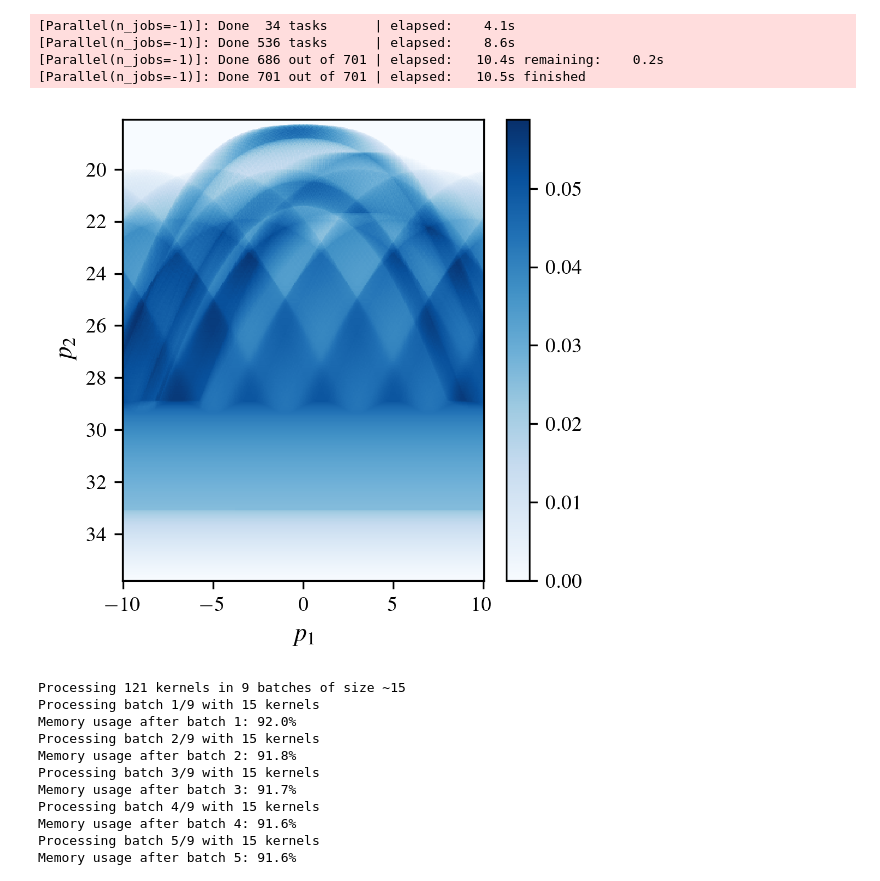
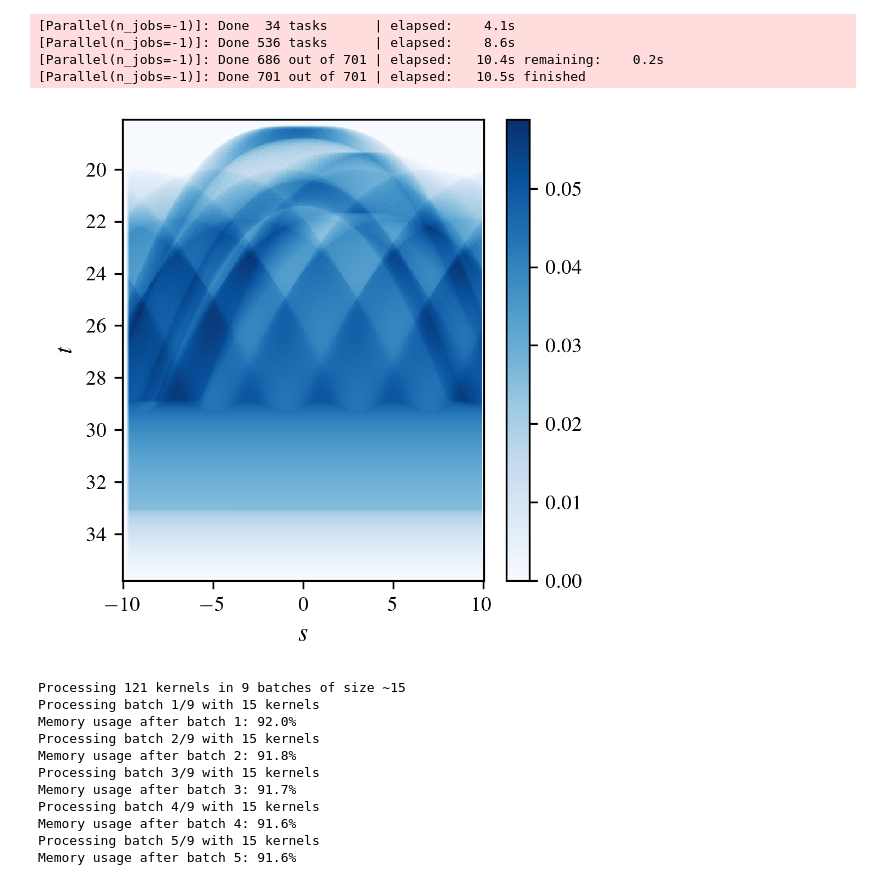
Before and after one commit to rauv-git/grt-approximate-inversion, a Jupyter notebook: translation_invariant_example.ipynb, the cells around one changed output. Saved outputs shown, nothing was run; the diff lists cells and outputs as text; code cells hidden in the pictures.

```diff
--- a/translation_invariant_example.ipynb
+++ b/translation_invariant_example.ipynb
@@ -72,32 +72,32 @@ Intel MKL WARNING: Support of Intel(R) Streaming SIMD Extensions 4.2 (Intel(R) S
 # %%
 # Plot
 S, T = np.meshgrid(s_data, t_data, indexing='ij')
 
 with mpl.rc_context({
     "text.usetex": True,
     "font.family": "serif",
     "font.serif": ["Times"],
     "axes.labelsize": 11,
     "xtick.labelsize": 9,
     "ytick.labelsize": 9,
     "axes.titlesize": 11,
     "legend.fontsize": 9,
     "figure.dpi": 300,
     "axes.linewidth": 0.8,
     "lines.linewidth": 1.0,
     "lines.markersize": 4,
     "text.latex.preamble": r"\usepackage{amsmath,amssymb}"
 }):
     plt.figure(figsize=(3.5, 3.5))
     plt.pcolormesh(S, T, g, shading='auto', cmap='Blues')
     plt.colorbar()
-    plt.xlabel(r"$p_1$")
-    plt.ylabel(r"$p_2$")
+    plt.xlabel(r"$s$")
+    plt.ylabel(r"$t$")
     plt.gca().invert_yaxis()
     plt.tight_layout()
     plt.show()
 # %% [output]
-[figure, old version]
+[figure, new version]
 # %%
 # Reconstruction parameters for GRT
 ns = len(s_data)
```
